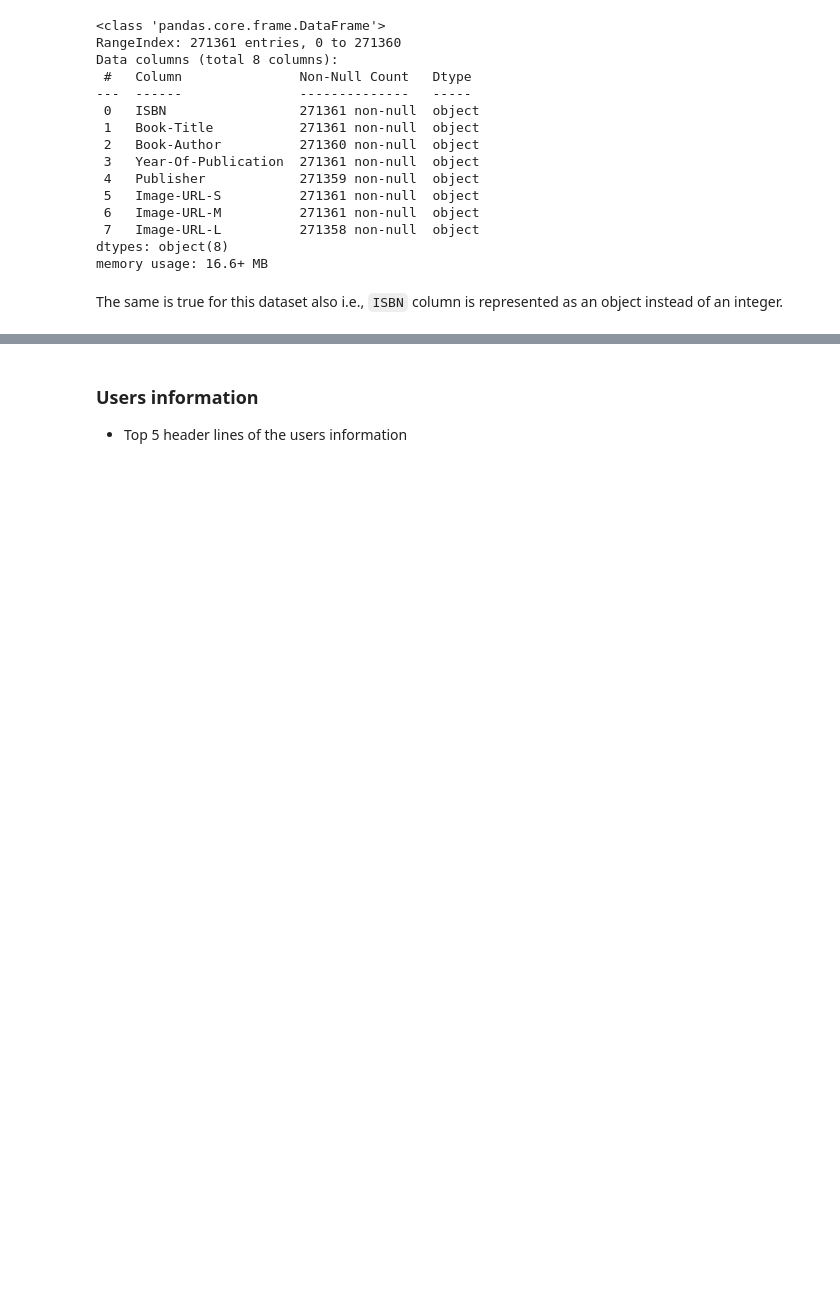
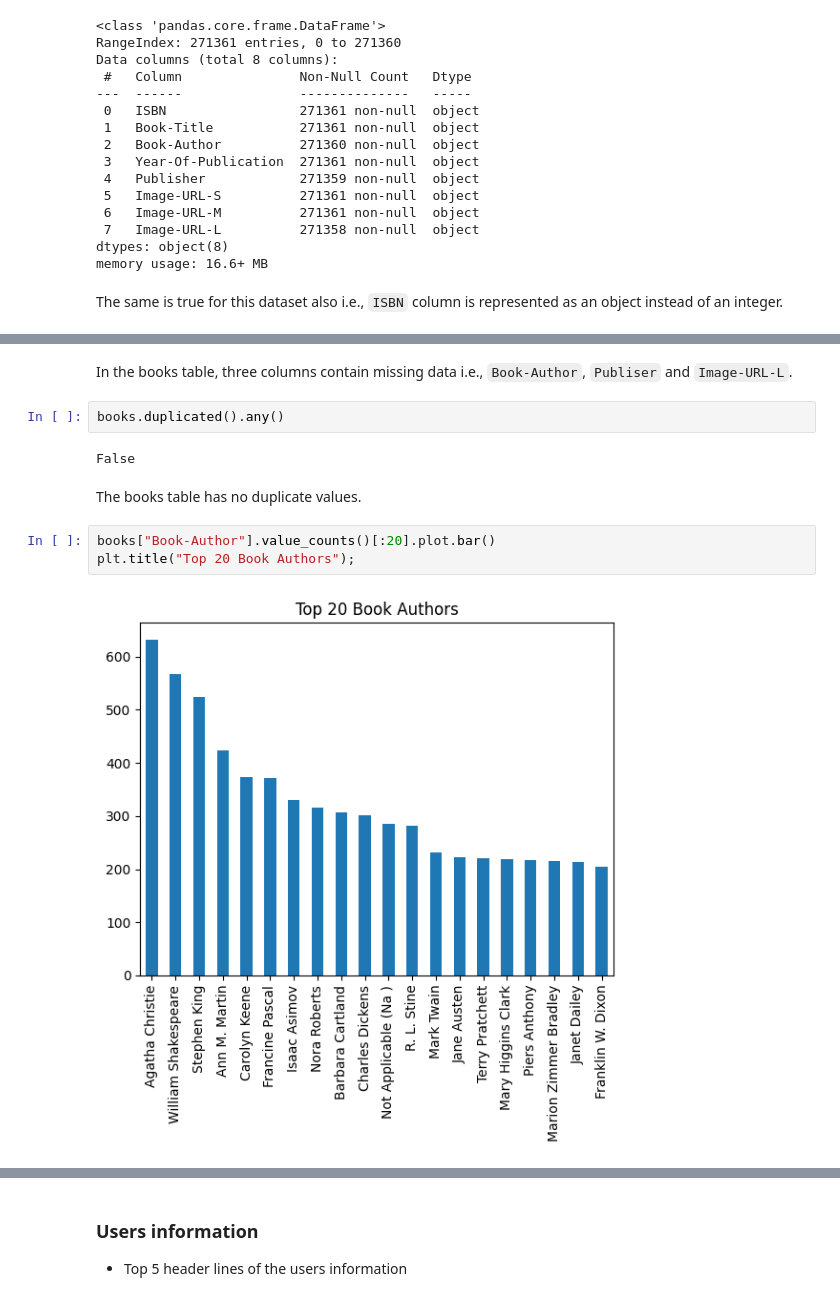
Before and after one commit to comsavvy/Book-recommendation-system-project, a Jupyter notebook: walkthrough.ipynb, the cells around one changed output, grey strips where cells are left out. Cells and saved outputs as stored; diff of their text form; blank space fills up the shorter version.

```diff
--- a/walkthrough.ipynb
+++ b/walkthrough.ipynb
@@ -85,0 +111,13 @@ The same is true for this dataset also i.e., `ISBN` column is represented as an
+# %% [markdown]
+In the books table, three columns contain missing data i.e., `Book-Author`, `Publiser` and `Image-URL-L`.
+# %%
+books.duplicated().any()
+# %% [output]
+False
+# %% [markdown]
+The books table has no duplicate values.
+# %%
+books["Book-Author"].value_counts()[:20].plot.bar()
+plt.title("Top 20 Book Authors");
+# %% [output]
+[figure, added]
```
Also changed, not shown: parts of 40 cells of this notebook.
